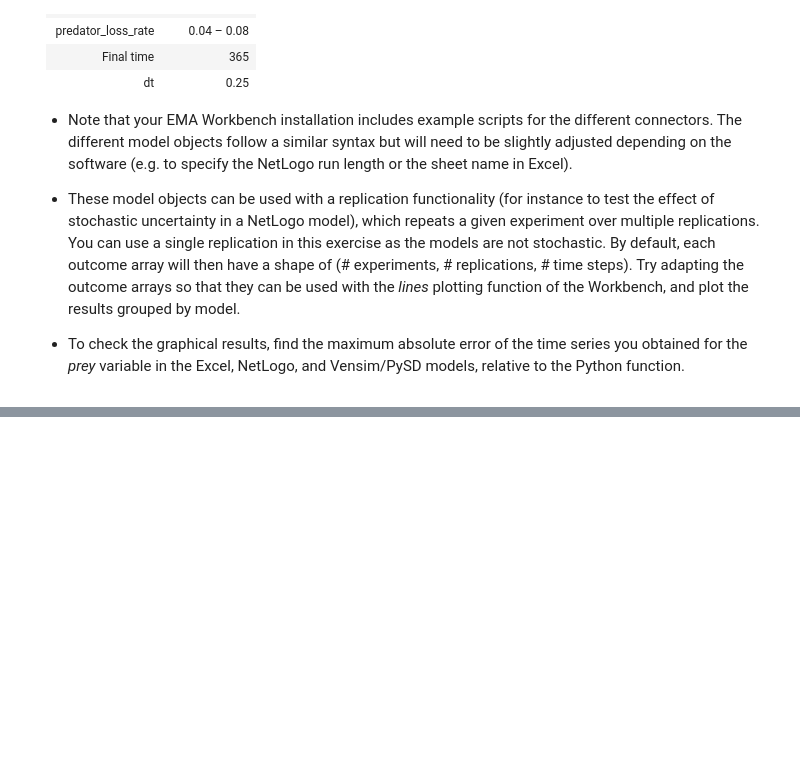
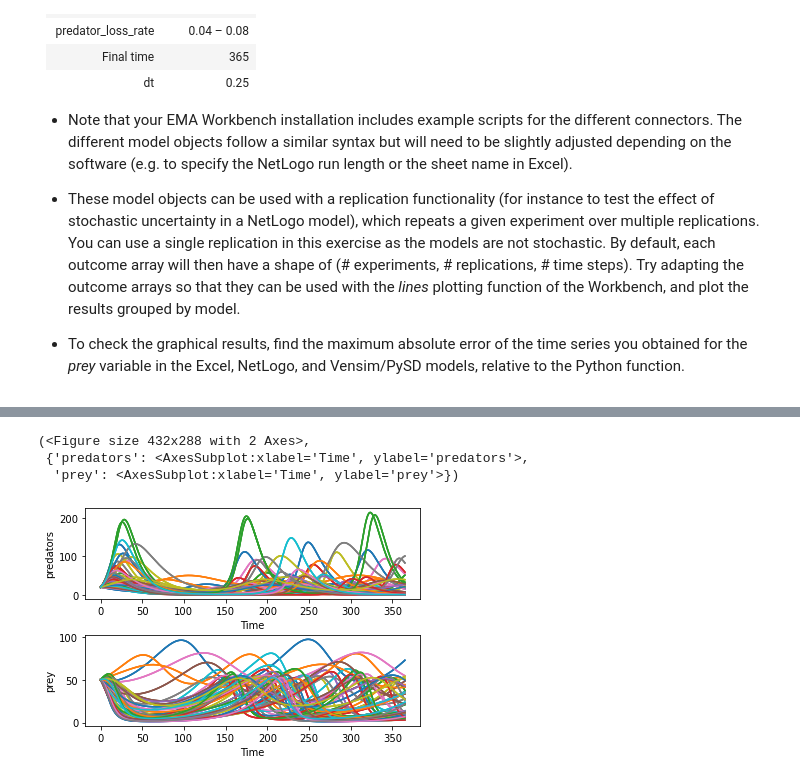
Before and after one commit to pattanyj/EPA1361_assignments, a Jupyter notebook: Week 1-2 - general intro to exploratory modelling/assignment 3 - multimodel_assignment.ipynb, the cells around one changed output, grey strips where cells are left out. Saved outputs shown, nothing was run; the diff lists cells and outputs as text; code cells hidden in the pictures; blank space fills up the shorter version.

```diff
--- a/Week 1-2 - general intro to exploratory modelling/assignment 3 - multimodel_assignment.ipynb
+++ b/Week 1-2 - general intro to exploratory modelling/assignment 3 - multimodel_assignment.ipynb
@@ -134,6 +71,0 @@ if __name__ == '__main__':
-# %%
-print(results)
-
-experiments,outcomes = results
-print(experiments)
-print(outcomes)
@@ -277,0 +150,14 @@ ema_workbench.analysis.plotting.lines(experiments, outcomes, outcomes_to_show=[]
+# %%
+# Plotting results
+
+from ema_workbench.analysis import plotting, lines
+
+for scenario in outcomesp:
+    outcomesp[scenario] = np.squeeze(outcomesp[scenario])
+
+plotting.lines(experimentsp, outcomesp, titles={''})
+# %% [output]
+(<Figure size 432x288 with 2 Axes>,
+ {'predators': <AxesSubplot:xlabel='Time', ylabel='predators'>,
+  'prey': <AxesSubplot:xlabel='Time', ylabel='prey'>})
+[figure, added]
```
Also changed, not shown: parts of 14 cells of this notebook, 2 other files.
